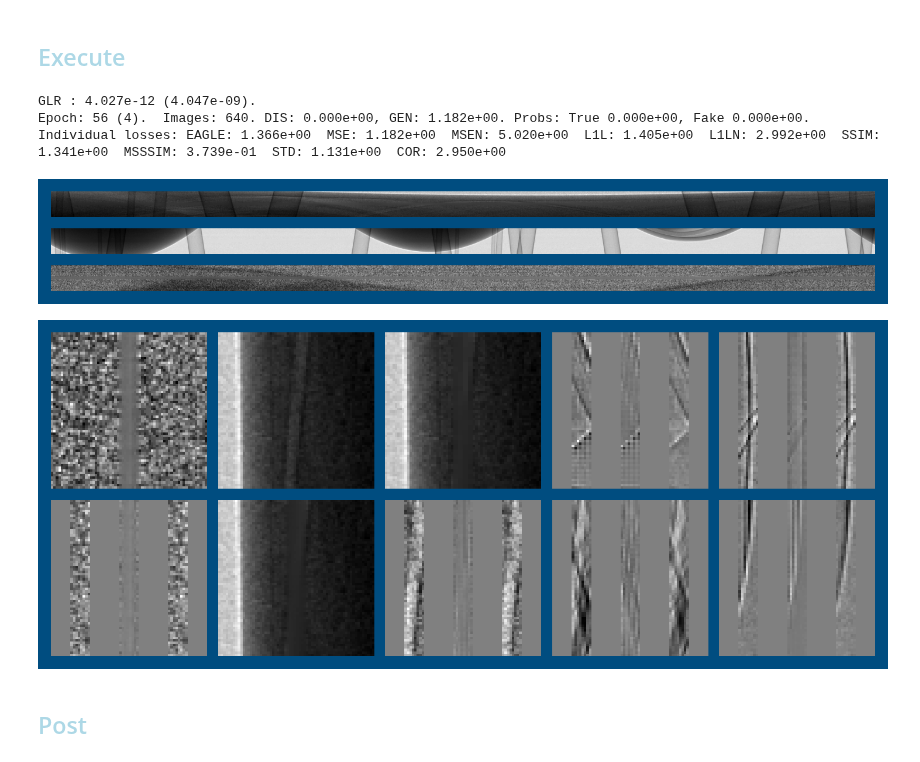
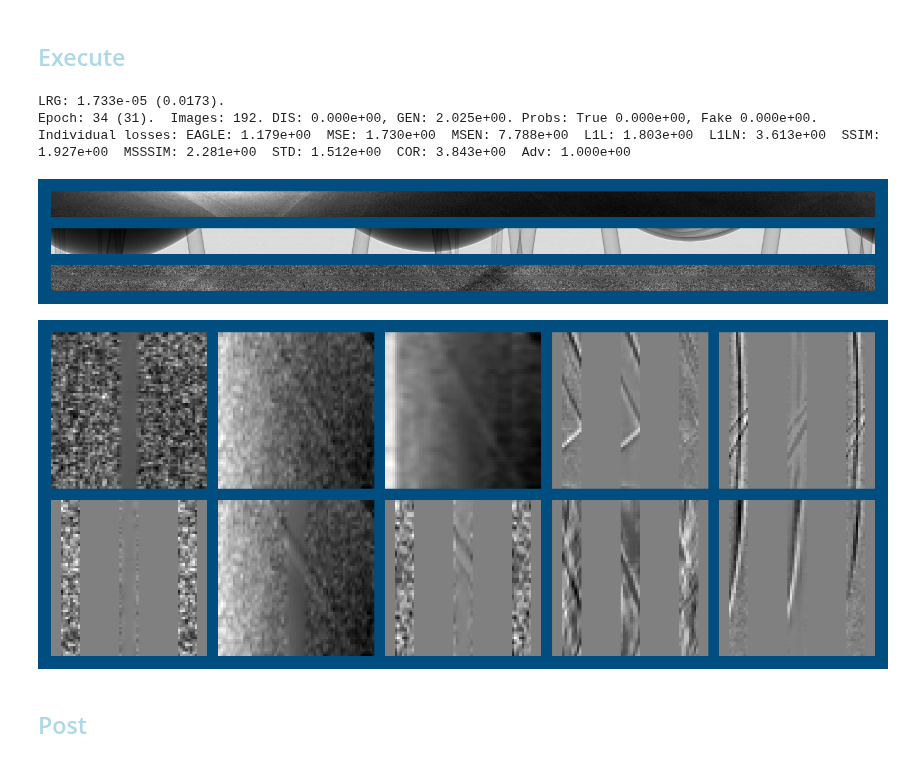
Before and after one commit to AustralianSynchrotron/sinogap, a Jupyter notebook: sinogap_bp2.ipynb, the cells around one changed output. Cells and saved outputs as stored; diff of their text form; code cells hidden in the pictures.

```diff
--- a/sinogap_bp2.ipynb
+++ b/sinogap_bp2.ipynb
@@ -534,12 +569,7 @@ OutOfMemoryError: CUDA out of memory. Tried to allocate 18.00 MiB. GPU 2 has a t
 # %%
-sg.freeGPUmem()
-sg.freeGPUmem()
-
-#sg.optimizers_G[0].zero_grad(set_to_none=True)
-#sg.load_model(sg.generator.lowResGenerator, model_path="model_2_gen.pt" )
-sg.generator.eval()
-with torch.no_grad() :
-    _ = sg.displayImages()
-    #_ = sg.summarizeMe(sg.testLoader, False)
+#sg.generator.brickGenerator.lowResGenerator = None
+sg.generator.train()
+_ = sg.displayImages()
+#_ = sg.summarizeMe(sg.testLoader, False)
 # %% [output]
 [figure]
@@ -556,48 +586,55 @@ with torch.no_grad() :
 sg.freeGPUmem()
 sg.freeGPUmem()
 
-torch.optim.lr_scheduler.LambdaLR(sg.optimizers_G[0], lambda epoch: 0.1).step()
-sg.scheduler_G = torch.optim.lr_scheduler.StepLR(sg.optimizers_G[0], 1, gamma=1-0.005)
+#torch.optim.lr_scheduler.LambdaLR(sg.optimizers_G[0], lambda epoch: 1e-1).step()
+sg.schedulers_G = [ torch.optim.lr_scheduler.StepLR(optim, 1, gamma=1-0.005) for optim in sg.optimizers_G ]
 def my_beforeReport(sglocals) :
     #return
     message = ""
 
-    message += "G" + sg.adjustScheduler(sg.scheduler_G, sg.TCfg.learningRateG, 1e-10)
-    sg.writer.add_scalars("Aux", {'LrnRate': sg.scheduler_G.get_last_lr()[0]/sg.TCfg.learningRateG}, sg.imer)
+    for scheduler in sg.schedulers_G :
+        sg.adjustScheduler(scheduler, sg.TCfg.learningRateG, 1e-4)
+    message += f"LRG: {sg.schedulers_G[0].get_last_lr()[0]:.3e} ({sg.schedulers_G[0].get_last_lr()[0]/sg.TCfg.learningRateG:.4f}). "
+    sg.writer.add_scalars("Aux", {'LrnRate': sg.schedulers_G[0].get_last_lr()[0]/sg.TCfg.learningRateG}, sg.imer)
 
     #for metrics in ('L1L','SSIM','MSSSIM') :
     #    sg.metrices[metrics].weight = max(0, sg.metrices[metrics].weight - 0.005)
     #    message += f"{metrics} weight: {sg.metrices[metrics].weight}. "
     #    sg.writer.add_scalars("Aux", {metrics: sg.metrices[metrics].weight}, sg.imer)
 
     print(message)
 sg.beforeReport = my_beforeReport
 
+
 def my_beforeEachEpoch(sglocals) :
+    sg.generator.train()
     return
-    sg.TCfg.batchSize = int(min(2**12, sg.TCfg.batchSize * 2))
-    sg.TCfg.batchSplit = max(2**0, int(sg.TCfg.batchSize / 2**4))
+    sg.TCfg.batchSize = min(2**12, sg.TCfg.batchSize * 2)
+    sg.TCfg.batchSplit = max(2**0, int(sg.TCfg.batchSize / 2**2))
     sg.writer.add_scalars("Aux", {'Batch size': math.log(sg.TCfg.batchSize,2)}, sg.imer)
     print(f"Batch size: {sg.TCfg.batchSize}, split: {sg.TCfg.batchSplit}", )
-#sg.beforeEachEpoch = my_beforeEachEpoch
+sg.beforeEachEpoch = my_beforeEachEpoch
 
-#sg.load_model(sg.generator.brickGenerator, model_path="saves/aio32/dbricks_2/model_gen.pt" )
-#sg.TCfg.num_workers=
+
+sg.TCfg.num_workers = sg.TCfg.num_workers
 try :
     sg.train(savedCheckPoint)
 except :
     #del sg.dataLoader
     #del sg.testLoaderhuiVam
     sg.freeGPUmem()
     1/10 # to release Jupyuter memory in the next step
-    sg.freeGPUmem()
     sg.epoch -= 1
     raise
+
+
+
+# bricks pretrained
 # %% [output]
-GLR : 4.027e-12 (4.047e-09).
-Epoch: 56 (4).  Images: 640. DIS: 0.000e+00, GEN: 1.182e+00. Probs: True 0.000e+00, Fake 0.000e+00.
-Individual losses: EAGLE: 1.366e+00  MSE: 1.182e+00  MSEN: 5.020e+00  L1L: 1.405e+00  L1LN: 2.992e+00  SSIM: 1.341e+00  MSSSIM: 3.739e-01  STD: 1.131e+00  COR: 2.950e+00
+LRG: 1.733e-05 (0.0173).
+Epoch: 34 (31).  Images: 192. DIS: 0.000e+00, GEN: 2.025e+00. Probs: True 0.000e+00, Fake 0.000e+00.
+Individual losses: EAGLE: 1.179e+00  MSE: 1.730e+00  MSEN: 7.788e+00  L1L: 1.803e+00  L1LN: 3.613e+00  SSIM: 1.927e+00  MSSSIM: 2.281e+00  STD: 1.512e+00  COR: 3.843e+00  Adv: 1.000e+00
-[figure, old version]
+[figure, new version]
-[figure, old version]
+[figure, new version]
 # %% [markdown]
 ## <font style="color:lightblue">Post</font>
```
Also changed, not shown: parts of 25 cells of this notebook, 5 other files.
